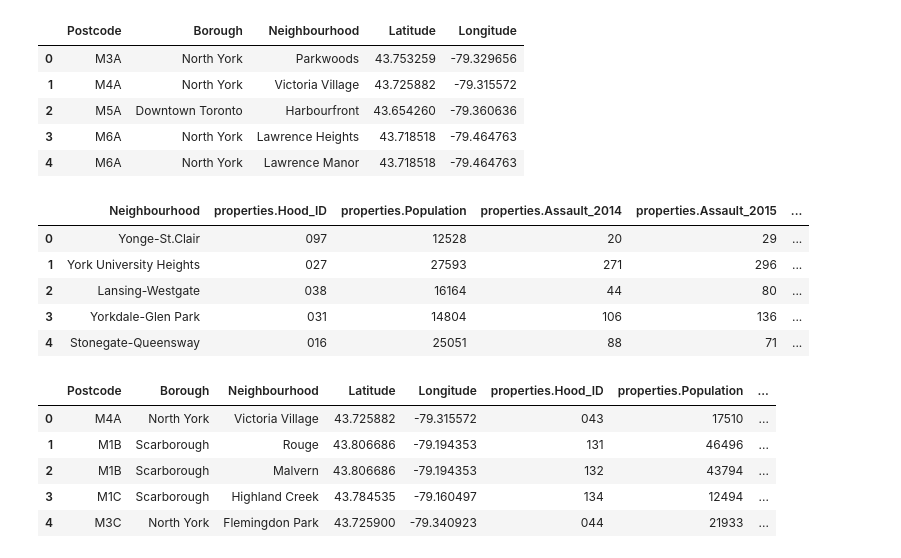
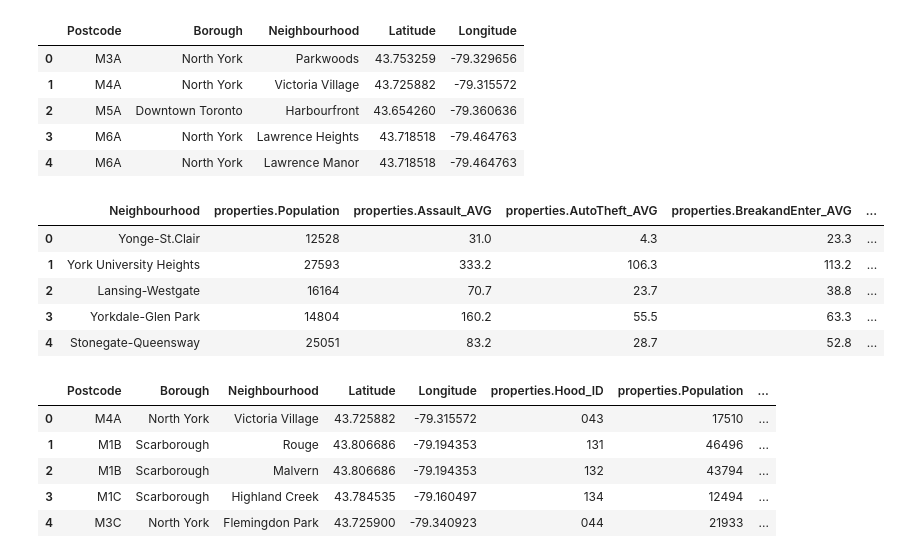
Before and after one commit to yash-patel268/Segmenting-and-Clustering-Neighborhoods-in-Toronto, a Jupyter notebook: Segmenting and Clustering Neighborhoods in Toronto.ipynb, the cells around one changed output. Cells and saved outputs as stored; diff of their text form; code cells hidden in the pictures.

Commit message:
Cleaned crime date

```diff
--- a/Segmenting and Clustering Neighborhoods in Toronto.ipynb
+++ b/Segmenting and Clustering Neighborhoods in Toronto.ipynb
@@ -138,20 +138,27 @@ dfMerge.head()
 | 2 | M5A | Downtown Toronto | Harbourfront | 43.654260 | -79.360636 |
 | 3 | M6A | North York | Lawrence Heights | 43.718518 | -79.464763 |
 | 4 | M6A | North York | Lawrence Manor | 43.718518 | -79.464763 |
-# %%
-with open('Crime_Rates.geojson') as f:
-    data = geojson.load(f)
-dfCrime=pd.json_normalize(data["features"])
-dfCrime=dfCrime.drop(columns=["type", "geometry.type", "geometry.coordinates", "properties.OBJECTID", "properties.Shape__Area", "properties.Shape__Length"])
-dfCrime.rename(columns={'properties.Neighbourhood':'Neighbourhood'}, inplace=True)
-dfCrime.head()
-# %% [output]
-|  | Neighbourhood | properties.Hood_ID | properties.Population | properties.Assault_2014 | properties.Assault_2015 | ... |
-| 0 | Yonge-St.Clair | 097 | 12528 | 20 | 29 | ... |
-| 1 | York University Heights | 027 | 27593 | 271 | 296 | ... |
-| 2 | Lansing-Westgate | 038 | 16164 | 44 | 80 | ... |
-| 3 | Yorkdale-Glen Park | 031 | 14804 | 106 | 136 | ... |
-| 4 | Stonegate-Queensway | 016 | 25051 | 88 | 71 | ... |
+# %%
+with open('Crime_Rates.geojson') as f:
+    data = geojson.load(f)
+dfCrime=pd.json_normalize(data["features"])
+dfCrime.drop(dfCrime.columns[[0,1,2,3,5,7,8,9,10,11,12,14]], axis=1, inplace=True)
+dfCrime.drop(dfCrime.columns[[3,4,5,6,7,8,9,11]], axis=1, inplace=True)
+dfCrime.drop(dfCrime.columns[[4,5,6,7,8,9,10,12]], axis=1, inplace=True)
+dfCrime.drop(dfCrime.columns[[5,6,8,9,10,11,13]], axis=1, inplace=True)
+dfCrime.drop(dfCrime.columns[[5,7]], axis=1, inplace=True)
+dfCrime.drop(dfCrime.columns[[6,7,8,9,10,11,13,14]], axis=1, inplace=True)
+dfCrime.drop(dfCrime.columns[[7,8,9,10,11,12,14]], axis=1, inplace=True)
+dfCrime.drop(dfCrime.columns[[8,9,10]], axis=1, inplace=True)
+dfCrime.rename(columns={'properties.Neighbourhood':'Neighbourhood'}, inplace=True)
+dfCrime.head()
+# %% [output]
+|  | Neighbourhood | properties.Population | properties.Assault_AVG | properties.AutoTheft_AVG | properties.BreakandEnter_AVG | ... |
+| 0 | Yonge-St.Clair | 12528 | 31.0 | 4.3 | 23.3 | ... |
+| 1 | York University Heights | 27593 | 333.2 | 106.3 | 113.2 | ... |
+| 2 | Lansing-Westgate | 16164 | 70.7 | 23.7 | 38.8 | ... |
+| 3 | Yorkdale-Glen Park | 14804 | 160.2 | 55.5 | 63.3 | ... |
+| 4 | Stonegate-Queensway | 25051 | 83.2 | 28.7 | 52.8 | ... |
 # %%
 dfAll = pd.merge(dfMerge, dfCrime, on='Neighbourhood')
 dfAll.head()
```
Also changed, not shown: parts of 1 cell of this notebook.
